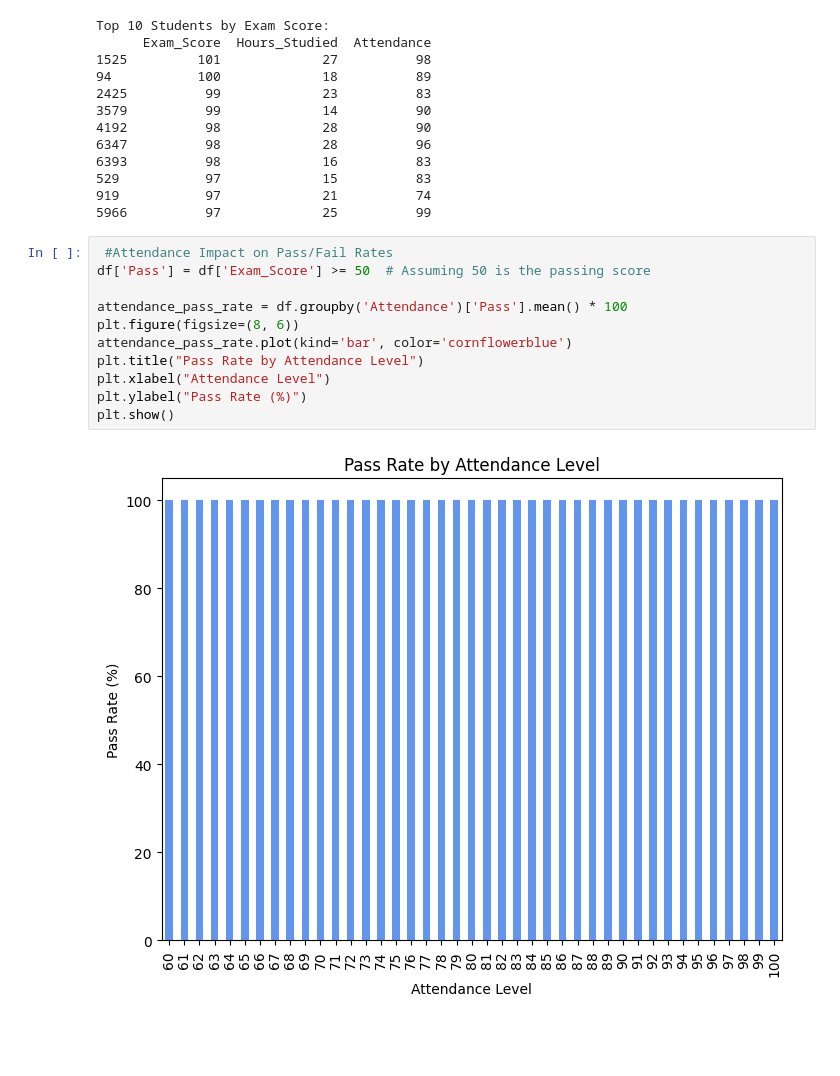
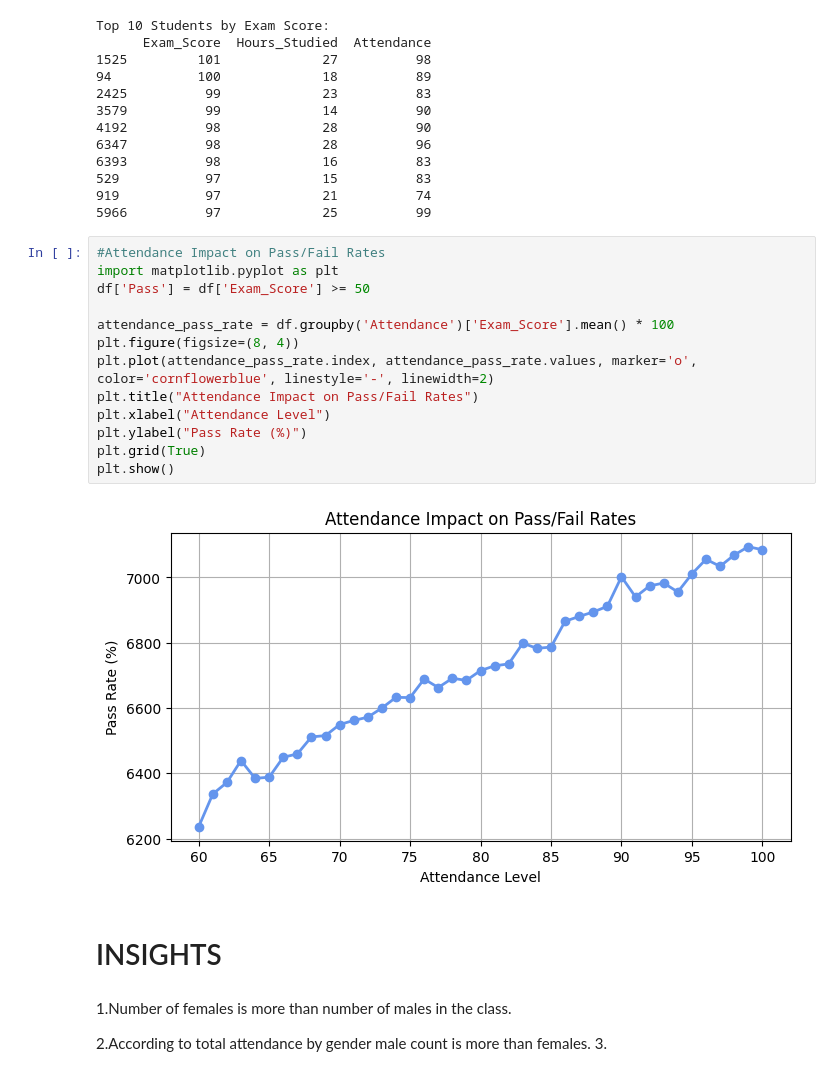
Before and after one commit to ANJANAMB1/Project, a Jupyter notebook: Student.ipynb, the cells around one changed output. Drawn from its saved outputs; the diff is of its cells as text; blank space fills up the shorter version.

```diff
--- a/Student.ipynb
+++ b/Student.ipynb
@@ -354,15 +303,24 @@ Top 10 Students by Exam Score:
 919           97             21          74
 5966          97             25          99
 # %%
- #Attendance Impact on Pass/Fail Rates
-df['Pass'] = df['Exam_Score'] >= 50  # Assuming 50 is the passing score
+#Attendance Impact on Pass/Fail Rates
+import matplotlib.pyplot as plt
+df['Pass'] = df['Exam_Score'] >= 50
 
-attendance_pass_rate = df.groupby('Attendance')['Pass'].mean() * 100
-plt.figure(figsize=(8, 6))
-attendance_pass_rate.plot(kind='bar', color='cornflowerblue')
-plt.title("Pass Rate by Attendance Level")
+attendance_pass_rate = df.groupby('Attendance')['Exam_Score'].mean() * 100
+plt.figure(figsize=(8, 4))
+plt.plot(attendance_pass_rate.index, attendance_pass_rate.values, marker='o', color='cornflowerblue', linestyle='-', linewidth=2)
+plt.title("Attendance Impact on Pass/Fail Rates")
 plt.xlabel("Attendance Level")
 plt.ylabel("Pass Rate (%)")
+plt.grid(True)
 plt.show()
 # %% [output]
-[figure, old version]
+[figure, new version]
+# %% [markdown]
+# INSIGHTS
+# %% [markdown]
+1.Number of females is more than number of males in the class.
+
+2.According to total attendance by gender male count is more than females.
+3.
```
Also changed, not shown: parts of 24 cells of this notebook.
